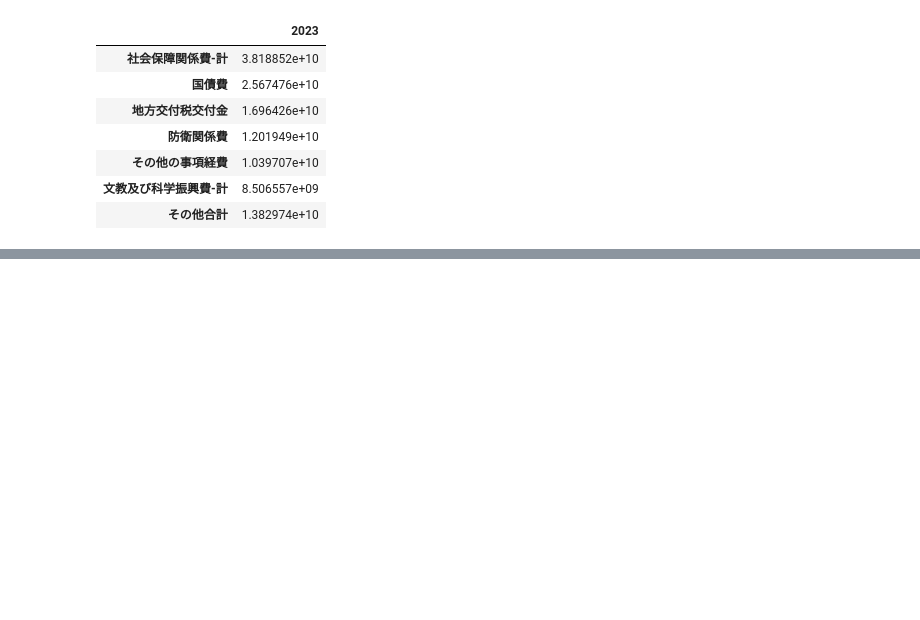
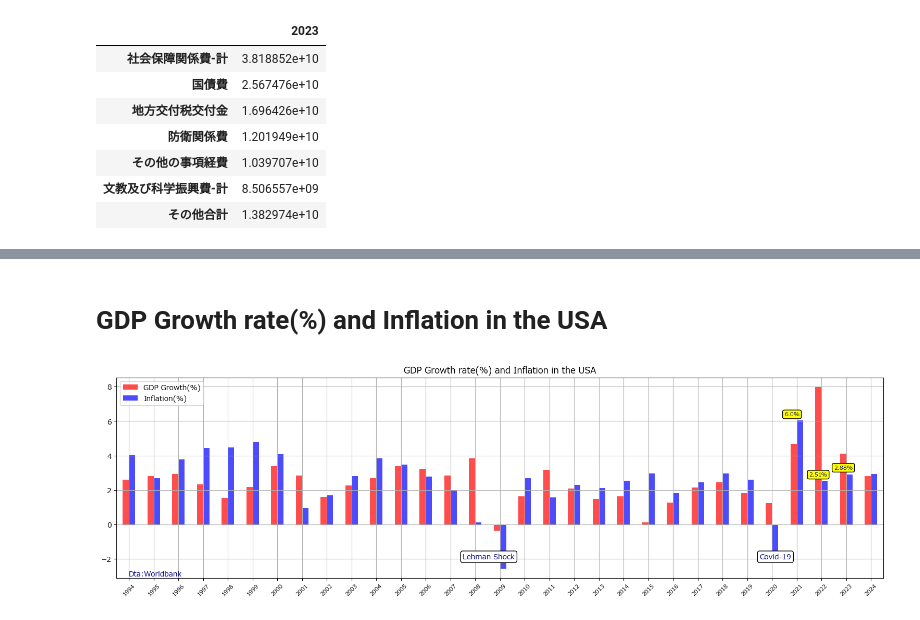
Before and after one commit to Pipikopimame/orbe_public2, a Jupyter notebook: 政府一般会計歳出.ipynb, the cells around one changed output, grey strips where cells are left out. Saved outputs shown, nothing was run; the diff lists cells and outputs as text; code cells hidden in the pictures; blank space fills up the shorter version.

```diff
--- a/政府一般会計歳出.ipynb
+++ b/政府一般会計歳出.ipynb
@@ -382,0 +380,32 @@ comp
+# %% [markdown]
+<h1>GDP Growth rate(%) and Inflation in the USA</h1>
+# %%
+usa_query = '''SELECT * FROM wdi2 WHERE "Country Code" = 'USA' AND "Indicator Code" IN ('NY.GDP.MKTP.KD.ZG','FP.CPI.TOTL.ZG');'''
+usa = pd.read_sql(usa_query,engine2)
+usa2 = usa.transpose()
+usa2.rename(columns={0:'GDP Growth(%)',1:'Inflation(%)'},inplace=True)
+usa2.drop(index=['Country Name','Country Code','Indicator Name','Indicator Code'],inplace=True)
+usa2.loc['2024','GDP Growth(%)'] = 2.80
+usa2.loc['2024','Inflation(%)'] = 2.94
+fig, ax = plt.subplots(1,1,figsize=(19,5))
+ax.set_title('GDP Growth rate(%) and Inflation in the USA')
+
+colors = ['red','blue']
+
+usa2.iloc[34:].plot(kind='bar',ax=ax,color=colors,legend=True,alpha=0.7)
+#gdpinf3.iloc[30:,1].plot(kind='bar',ax=ax,color='red',linestyle='-',linewidth=2,legend=True)
+
+ax.grid(True)
+ax.annotate('2.51%',xy=(28,2.5),xytext=(27.5,2.8),size=8,color='navy',bbox=dict(boxstyle='round',fc='yellow'))
+ax.annotate('2.88%',xy=(29,3.3),xytext=(28.5,3.2),size=8,color='navy',bbox=dict(boxstyle='round',fc='yellow'))
+ax.annotate('6.0%',xy=(27,6),xytext=(26.5,6.3),size=8,color='navy',bbox=dict(boxstyle='round',fc='yellow'))
+ax.annotate('Lehman Shock',xy=(13.5,-2),color='navy',size=10,bbox=dict(boxstyle='round',fc='white'))
+
+ax.annotate('Covid-19',xy=(25.5,-2),color='navy',size=10,bbox=dict(boxstyle='round',fc='white'))
+#ax.annotate('年率推計\n△0.7%',xy=(30,-0.7),xytext=(30.5,-1.5),size=8,color='navy',bbox=dict(boxstyle='round',fc='yellow'))
+ax.annotate('Dta:Worldbank',xy=(0,-3),size=10,color='navy')
+
+plt.xticks(rotation=45,size=8)
+plt.show()
+# %% [output]
+[figure, added]
```
Also changed, not shown: parts of 9 cells of this notebook.
